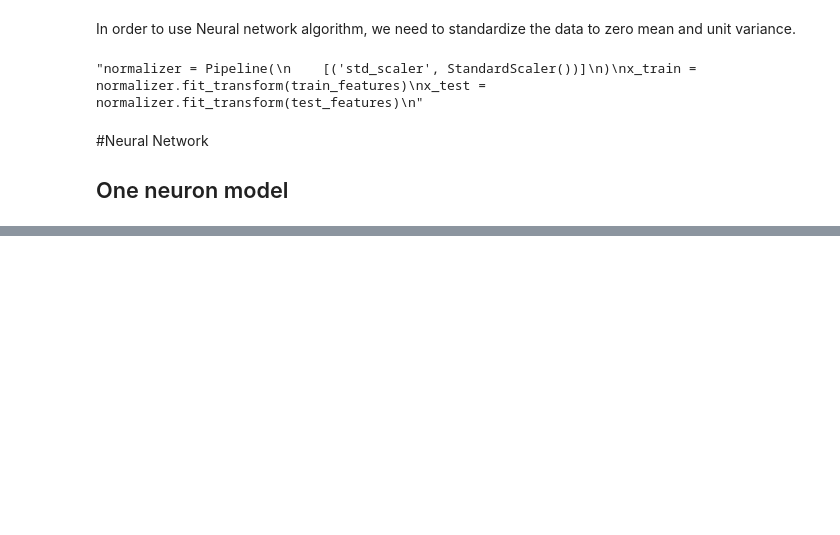
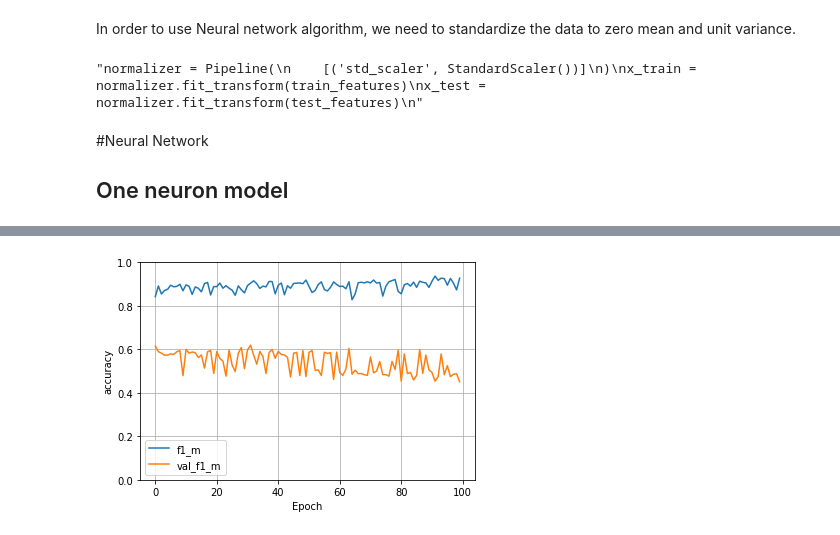
Before and after one commit to katarinagresova/M7DataSP_2020, a Jupyter notebook: assignment_02/NeuralNetwork.ipynb, the cells around one changed output, grey strips where cells are left out. Drawn from its saved outputs; the diff is of its cells as text; code cells hidden in the pictures; blank space fills up the shorter version.

```diff
--- a/assignment_02/NeuralNetwork.ipynb
+++ b/assignment_02/NeuralNetwork.ipynb
@@ -222,0 +225,7 @@ test_evaluation
+# %%
+%%time
+history1 = second_model.fit(
+    train_features, train_labels,
+    validation_split=0.2,
+    verbose=0,
+    epochs=100)
@@ -222,0 +251,29 @@ test_evaluation
+# %%
+
+def recall_m(y_true, y_pred):
+    true_positives = K.sum(K.round(K.clip(y_true * y_pred, 0, 1)))
+    possible_positives = K.sum(K.round(K.clip(y_true, 0, 1)))
+    recall = true_positives / (possible_positives + K.epsilon())
+    return recall
+
+def precision_m(y_true, y_pred):
+    true_positives = K.sum(K.round(K.clip(y_true * y_pred, 0, 1)))
+    predicted_positives = K.sum(K.round(K.clip(y_pred, 0, 1)))
+    precision = true_positives / (predicted_positives + K.epsilon())
+    return precision
+
+def f1_m(y_true, y_pred):
+    precision = precision_m(y_true, y_pred)
+    recall = recall_m(y_true, y_pred)
+    return 2*((precision*recall)/(precision+recall+K.epsilon()))
+# %%
+second_model.compile(loss='binary_crossentropy',
+                  optimizer=tf.keras.optimizers.Adam(0.001),
+                 metrics=['accuracy',f1_m,precision_m, recall_m])
+# %%
+%%time
+history2 = second_model.fit(
+    train_features, train_labels,
+    validation_split=0.2,
+    verbose=0,
+    epochs=100)
@@ -222,0 +283,4 @@ test_evaluation
+# %%
+plot_loss(history2, measure = 'f1_m', valmeasure='val_f1_m')
+# %% [output]
+[figure, added]
```
Also changed, not shown: parts of 19 cells of this notebook.
